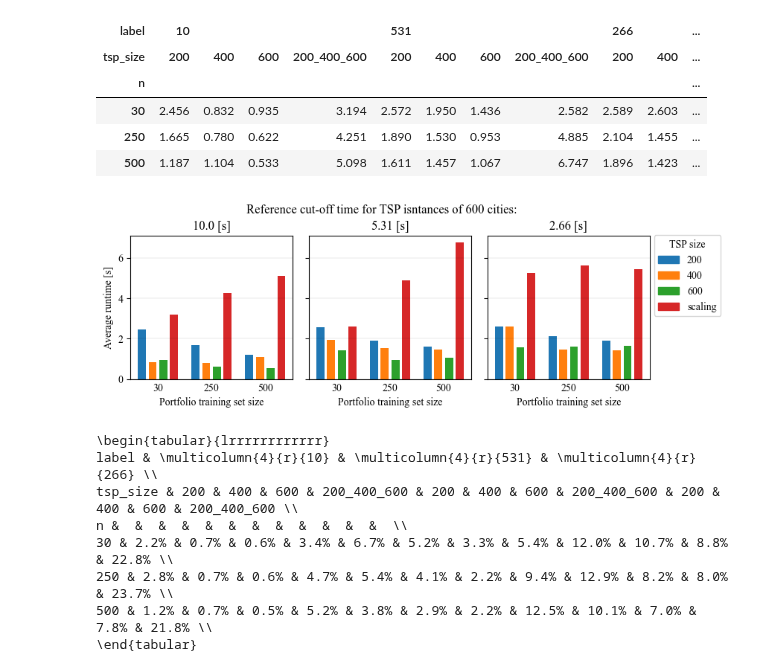
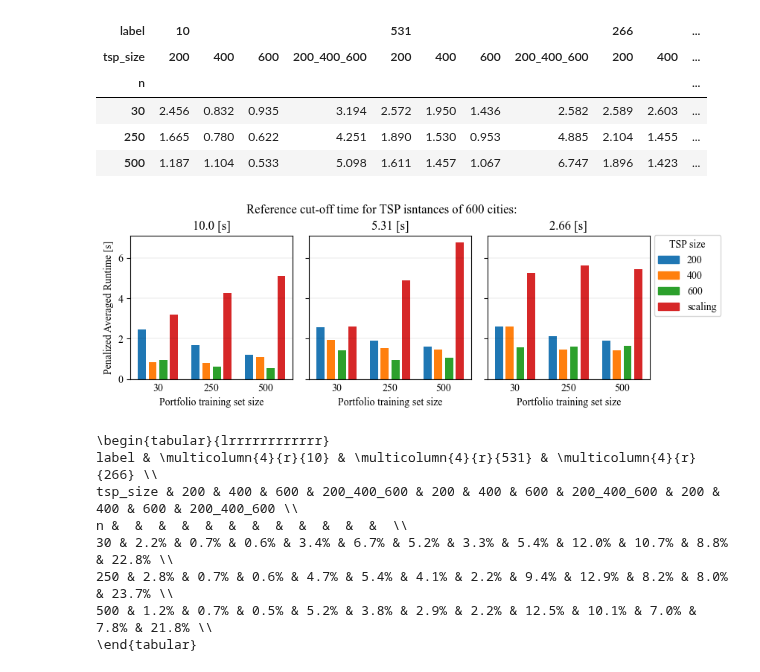
Before and after one commit to zakrzewow/raw-algorithm-portfolios, a Jupyter notebook: results_article_instance_scaling.ipynb, the cells around one changed output. Cells and saved outputs as stored; diff of their text form; code cells hidden in the pictures.

```diff
--- a/results_article_instance_scaling.ipynb
+++ b/results_article_instance_scaling.ipynb
@@ -414,30 +414,30 @@ n &  &  &  &  &  &  &  &  &  &  &  &  \\
 # %%
 _ = df.groupby(["label", "n", "tsp_size"])["par10"].mean().reset_index()
 _["x"] = _["n"].map(n_to_x).astype(float) + _["tsp_size"].map(tsp_size_to_x).astype(float)
 _["color"] = _["tsp_size"].map(tsp_size_to_color)
 
 fig, axs = plt.subplots(1, 3, figsize=(9, 2.5), sharey=True)
 for i, (label, group) in enumerate(_.groupby("label")):
     ax = axs[i]
     ax.bar(group["x"], group["par10"], width=0.15, color=group["color"], alpha=1.0)
     ax.set_title(f"{label_to_time[label]} [s]")
     ax.set_xticks([0.3, 1.3, 2.3], labels=["30", "250", "500"])
     ax.tick_params(axis='x', length=0)
     ax.grid(axis='y', color='black', alpha=0.2, lw=0.3, ls="-")
     ax.set_xlabel("Portfolio training set size")
 
 # Create legend
 handles = [plt.Rectangle((0,0), 1 , 1, color=tsp_size_to_color[size]) for size in tsp_size_to_color]
 labels = ["200", "400", "600", "scaling"]
 axs[2].legend(handles, labels, title="TSP size", loc='upper right', bbox_to_anchor=(1.47, 1.04))
 
-axs[0].set_ylabel("Average runtime [s]")
+axs[0].set_ylabel("Penalized Averaged Runtime [s]")
 plt.suptitle("Reference cut-off time for TSP isntances of 600 cities:", y=1.05)
 plt.subplots_adjust(wspace=0.1)
 plt.savefig(BASE_DIR / "scaling_par10.pdf", bbox_inches='tight')
 plt.show()
 # %% [output]
-[figure, old version]
+[figure, new version]
 # %%
 # test % cut-offs
 
```
Also changed, not shown: parts of 1 cell of this notebook, 3 other files.
